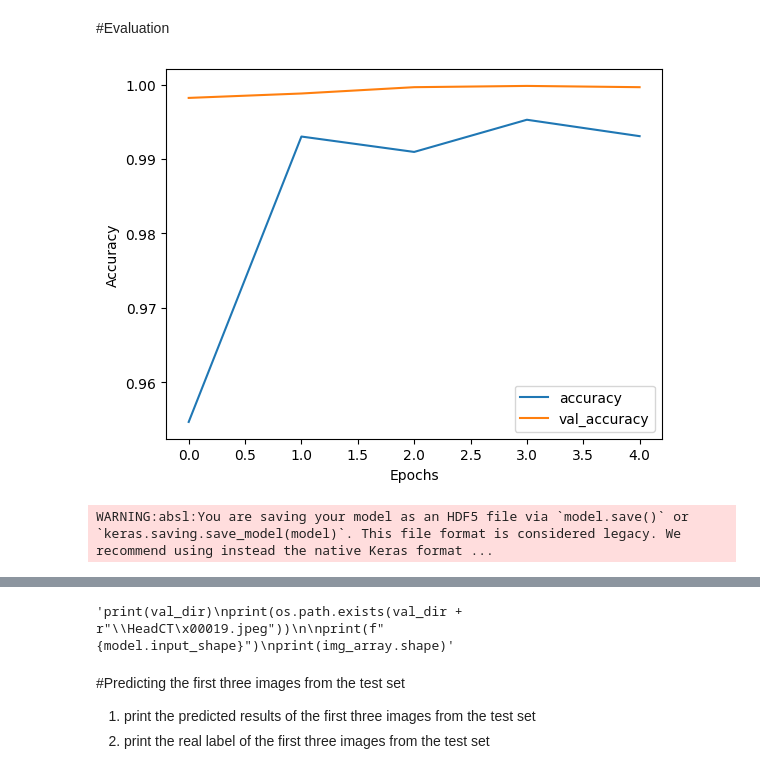
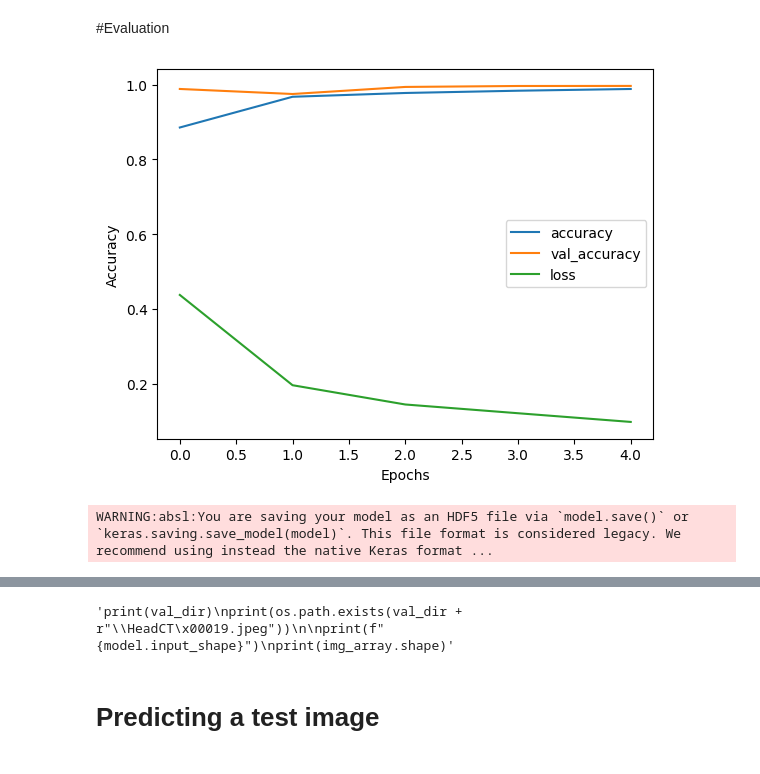
Before and after one commit to SebastianSSandoval/CECS-456, a Jupyter notebook: aiFinalProject/final_nn_model.ipynb, the cells around one changed output, grey strips where cells are left out. Saved outputs shown, nothing was run; the diff lists cells and outputs as text; code cells hidden in the pictures.

```diff
--- a/aiFinalProject/final_nn_model.ipynb
+++ b/aiFinalProject/final_nn_model.ipynb
@@ -40,7 +42,8 @@ train_datagen = ImageDataGenerator(rescale=1./255,
                                    width_shift_range=0.2,
                                    height_shift_range=0.2,
                                    zoom_range=0.2,
-                                   horizontal_flip=True)
+                                   horizontal_flip=True,
+                                   vertical_flip = True)
 
 
 # taking small batch to keep as validation data
@@ -74,43 +77,24 @@ Found 11790 images belonging to 6 classes.
 
 # define model using Sequential API
 model = Sequential([
-    # first convolutional layer
-
-    # image shape is 64x64 with grayscale (1)
+   ## first convolutional layer, image shape is 64x64 with grayscale (1)
     Conv2D(32, (3, 3), activation='relu', input_shape=(64, 64, 1)),
-
-
     MaxPooling2D((2, 2)),
-
-
+    Dropout(0.3), #randomly disabiling neurons during training to prevent overfitting
     # apply 32 filters of size 3x3 to the input
-
     Conv2D(64, (3, 3), activation='relu'),
-
-
     MaxPooling2D((2, 2)),
-
-
     # second convolutional layer
-
     Conv2D(128, (3, 3), activation='relu'),
-
     # second convolutional layer, further reduces spatial dimensions
     MaxPooling2D((2, 2)),
-
-
     Flatten(),  # flatten from 3D feature maps to a 1D vector
-
     # Dense layer with 128 neurons, relu introduces non-linearity
-    Dense(128, activation='relu'),
-
-
+    Dense(128, activation='relu', kernel_regularizer=l2(0.01)),
     Dropout(0.5),
-
-
+    Dense(64, activation = "relu"),
+    Dropout(0.5),
     Dense(6, activation='softmax')  # Output layer with 6 classes
-
-
 ])
 # %%
 model.summary()
@@ -174,18 +158,19 @@ Epoch 5/5
 # %%
 # plot accuracy and loss
 plt.plot(history.history['accuracy'], label='accuracy')
 plt.plot(history.history['val_accuracy'], label='val_accuracy')
+plt.plot(history.history['loss'], label = 'loss')
 plt.xlabel('Epochs')
 plt.ylabel('Accuracy')
 plt.legend()
 plt.show()
 
-# Save the model
+# save the model
 model.save('image_classifier_model.h5')
 
-# Test the model
+# test the model
 test_loss, test_accuracy = model.evaluate(validation_generator)
 print(f'Test Accuracy: {test_accuracy}')
 # %% [output]
-[figure, old version]
+[figure, new version]
 WARNING:absl:You are saving your model as an HDF5 file via `model.save()` or `keras.saving.save_model(model)`. This file format is considered legacy. We recommend using instead the native Keras format ...
@@ -200,12 +185,8 @@ print(f"{model.input_shape}")
 print(img_array.shape)"""
 # %% [output]
 'print(val_dir)\nprint(os.path.exists(val_dir + r"\\HeadCT\x00019.jpeg"))\n\nprint(f"{model.input_shape}")\nprint(img_array.shape)'
-# %% [markdown]
-#Predicting the first three images from the test set
-
-
-1.   print the predicted results of the first three images from the test set
-2.   print the real label of the first three images from the test set
+# %% [markdown]
+# Predicting a test image
 # %%
 from tensorflow.keras.preprocessing import image
 import numpy as np
```
Also changed, not shown: parts of 7 cells of this notebook, 1 other file.
